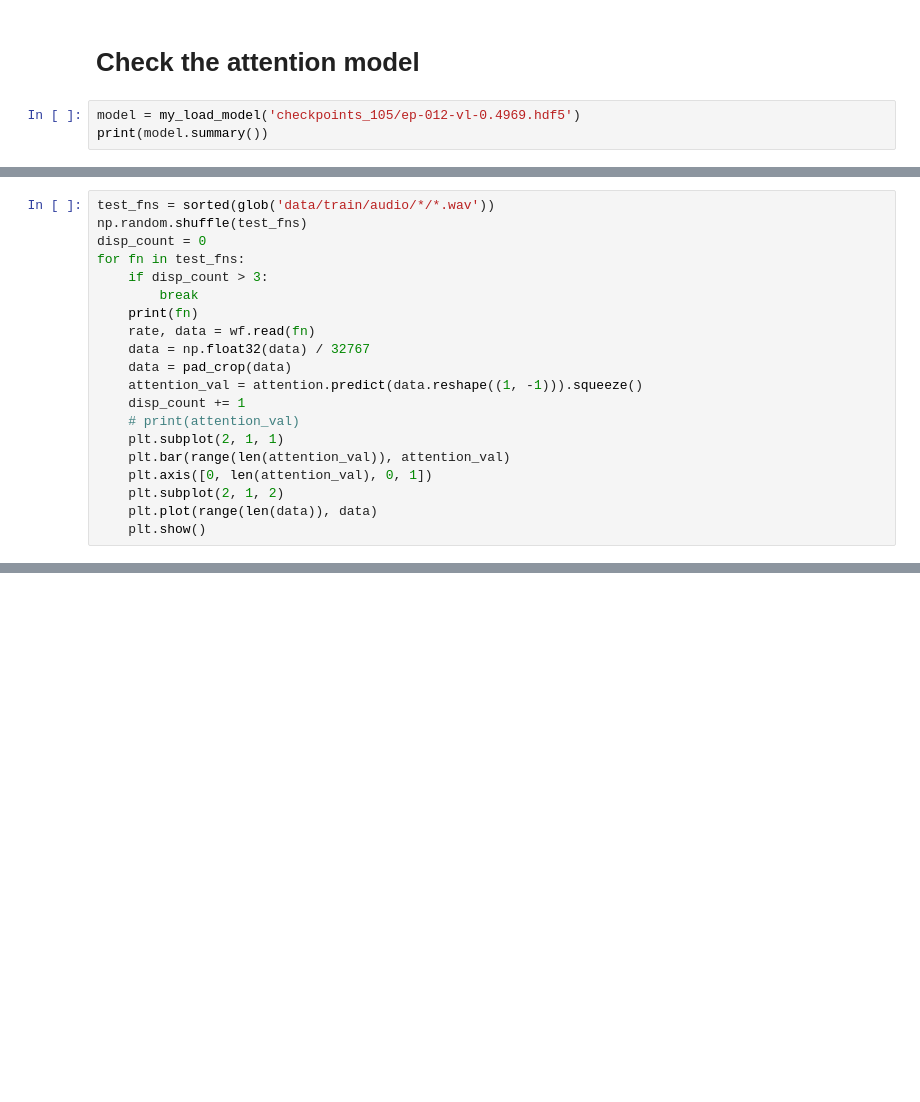
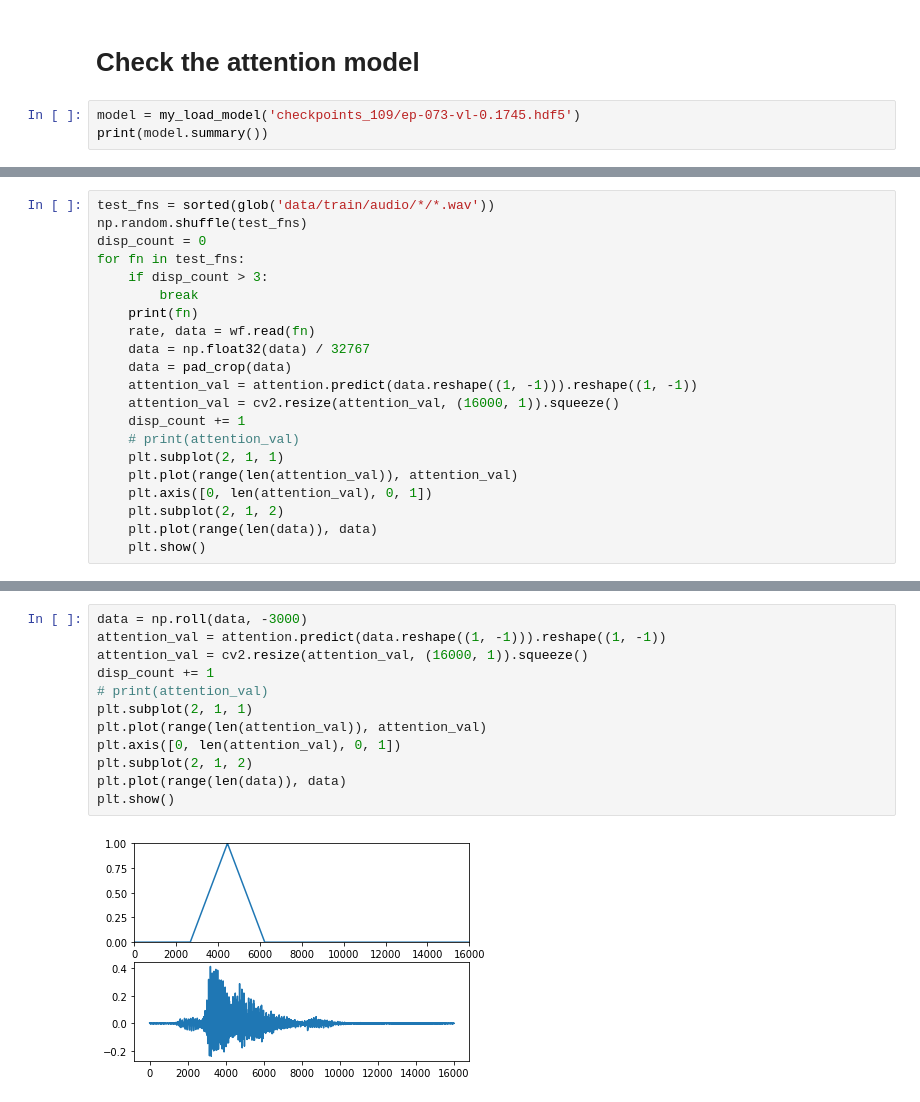
Before and after one commit to see--/speech_recognition, a Jupyter notebook: explore.ipynb, the cells around one changed output, grey strips where cells are left out. Saved outputs shown, nothing was run; the diff lists cells and outputs as text; blank space fills up the shorter version.

```diff
--- a/explore.ipynb
+++ b/explore.ipynb
@@ -1558,7 +1548,7 @@ plt.show()
 # %% [markdown]
 # Check the attention model
 # %%
-model = my_load_model('checkpoints_105/ep-012-vl-0.4969.hdf5')
+model = my_load_model('checkpoints_109/ep-073-vl-0.1745.hdf5')
 print(model.summary())
 # %% [output]
 __________________________________________________________________________________________________
@@ -1594,11 +1584,12 @@ for fn in test_fns:
     rate, data = wf.read(fn)
     data = np.float32(data) / 32767
     data = pad_crop(data)
-    attention_val = attention.predict(data.reshape((1, -1))).squeeze()
+    attention_val = attention.predict(data.reshape((1, -1))).reshape((1, -1))
+    attention_val = cv2.resize(attention_val, (16000, 1)).squeeze()
     disp_count += 1
     # print(attention_val)
     plt.subplot(2, 1, 1)
-    plt.bar(range(len(attention_val)), attention_val)
+    plt.plot(range(len(attention_val)), attention_val)
     plt.axis([0, len(attention_val), 0, 1])
     plt.subplot(2, 1, 2)
     plt.plot(range(len(data)), data)
@@ -1614,0 +1597,14 @@ data/train/audio/nine/617de221_nohash_0.wav
+# %%
+data = np.roll(data, -3000)
+attention_val = attention.predict(data.reshape((1, -1))).reshape((1, -1))
+attention_val = cv2.resize(attention_val, (16000, 1)).squeeze()
+disp_count += 1
+# print(attention_val)
+plt.subplot(2, 1, 1)
+plt.plot(range(len(attention_val)), attention_val)
+plt.axis([0, len(attention_val), 0, 1])
+plt.subplot(2, 1, 2)
+plt.plot(range(len(data)), data)
+plt.show()
+# %% [output]
+[figure, added]
```
Also changed, not shown: parts of 8 cells of this notebook, 3 other files.
